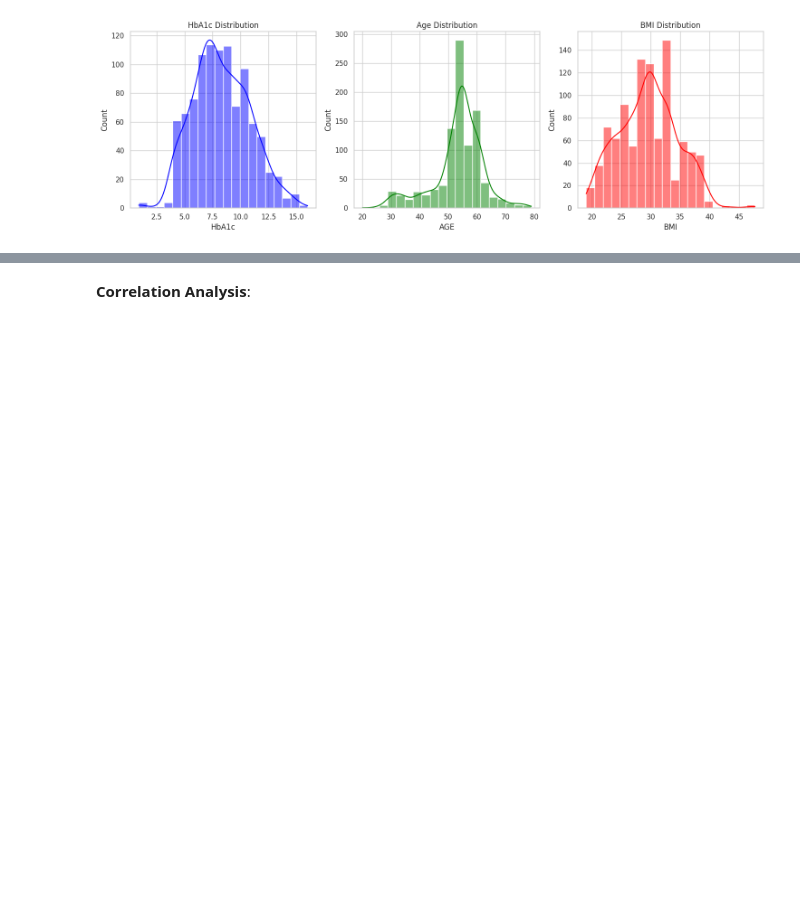
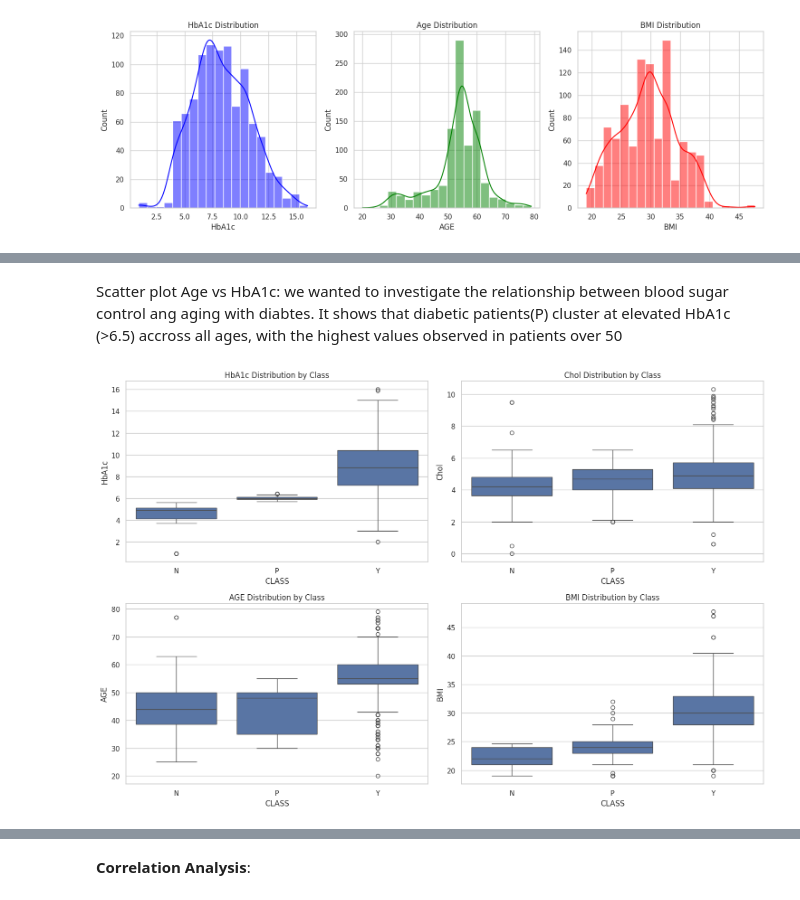
Before and after one commit to falwa-alkhalifah/Mining-project, a Jupyter notebook: phase2.ipynb, the cells around one changed output, grey strips where cells are left out. Drawn from its saved outputs; the diff is of its cells as text; code cells hidden in the pictures; blank space fills up the shorter version.

Commit message:
graphs

```diff
--- a/phase2.ipynb
+++ b/phase2.ipynb
@@ -163,0 +167,14 @@ plt.show()
+# %% [markdown]
+Scatter plot Age vs HbA1c: we wanted to investigate the relationship between blood sugar control ang aging with diabtes. It shows that diabetic patients(P) cluster at elevated HbA1c (>6.5) accross all ages, with the highest values observed in patients over 50
+# %%
+# Box Plots for attributes vs. CLASS
+variables = ['HbA1c', 'Chol', 'AGE', 'BMI']
+plt.figure(figsize=(15, 10))
+for i, var in enumerate(variables, 1):
+    plt.subplot(2, 2, i)
+    sns.boxplot(x='CLASS', y=var, data=df)
+    plt.title(f'{var} Distribution by Class')
+plt.tight_layout()
+plt.show()
+# %% [output]
+[figure, added]
```
Also changed, not shown: parts of 9 cells of this notebook.
